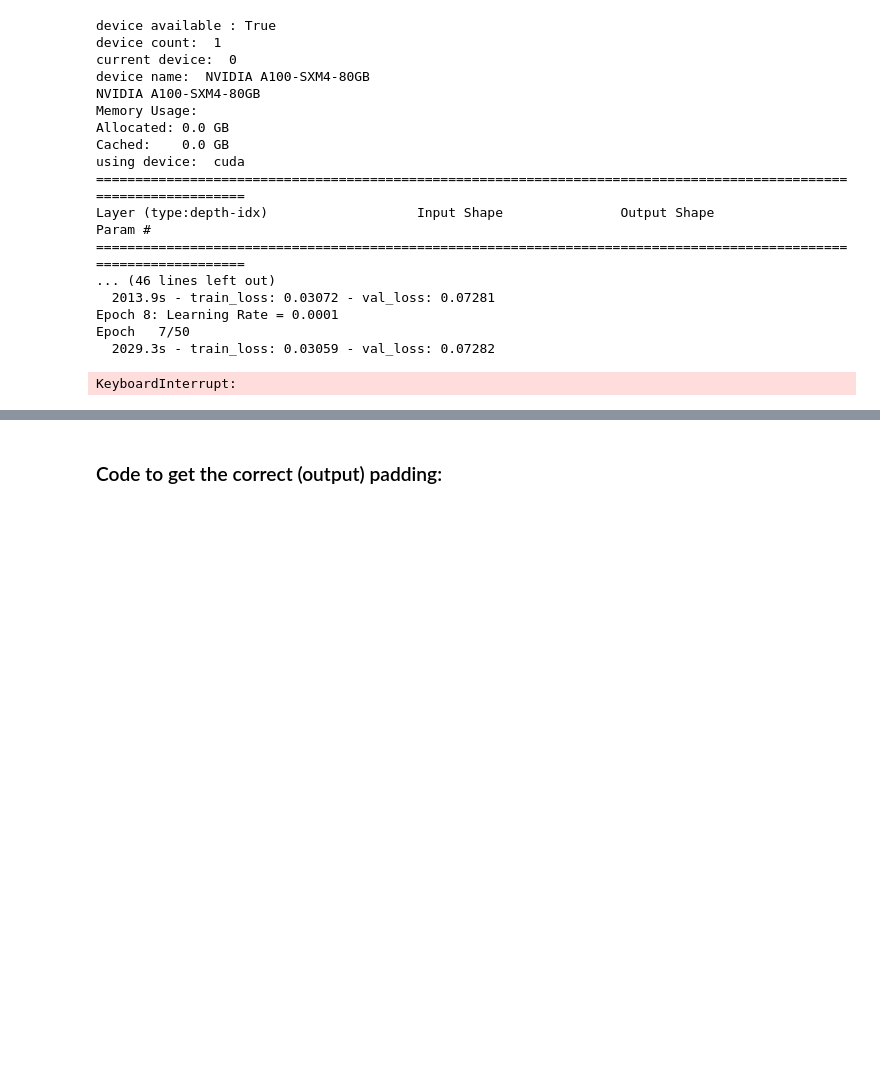
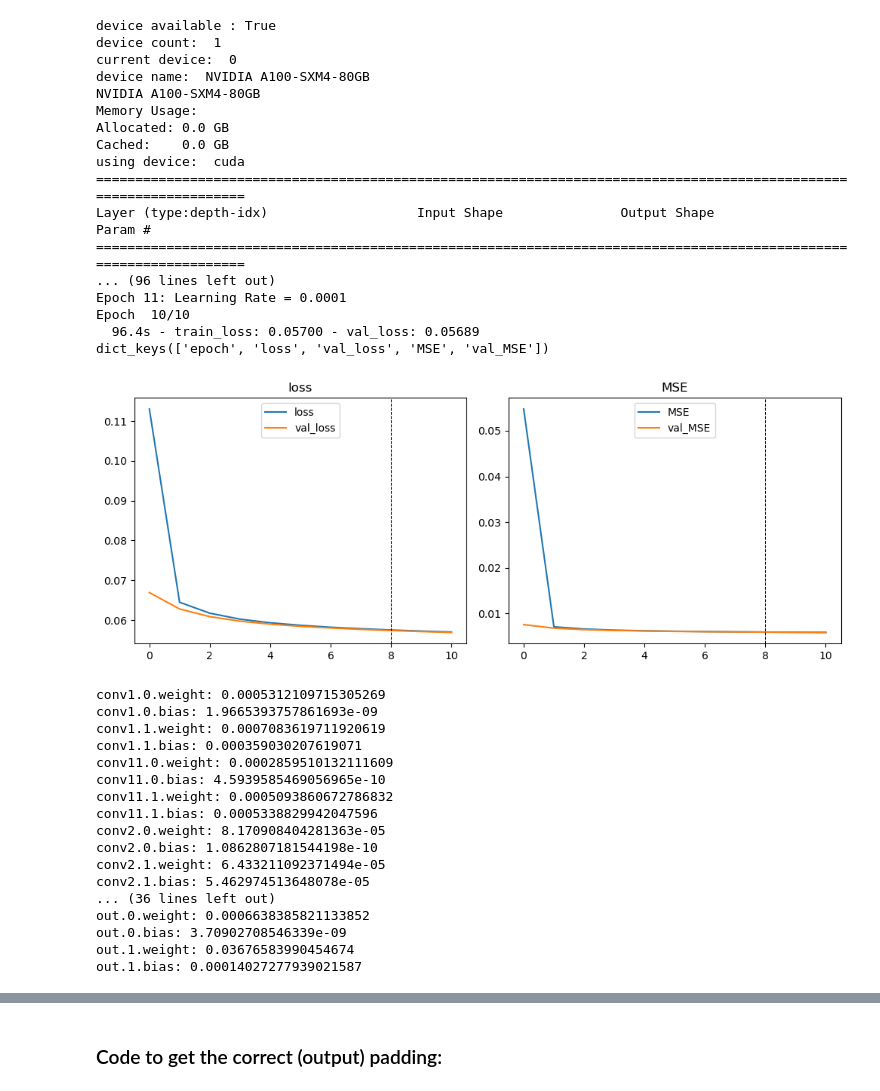
Before and after one commit to kjmayer/S2SPred-EarthSystem, a Jupyter notebook: train.ipynb, the cells around one changed output, grey strips where cells are left out. Drawn from its saved outputs; the diff is of its cells as text; code cells hidden in the pictures; blank space fills up the shorter version.

```diff
--- a/train.ipynb
+++ b/train.ipynb
@@ -179,8 +184,8 @@ torch.Size([8, 13824])
 
 config = get_config("exp_1")
 device = prepare_device(config["device"])
-# model = UNet(config=config["unet_arch_atm"])
-model = ConvNeuralNetwork(config=config["arch_atm"])
+model = UNet(config=config["unet_arch_atm"])
+# model = ConvNeuralNetwork(config=config["arch_atm"])
 
 # if torch.cuda.device_count() > 1:
 #   print("I am using", torch.cuda.device_count(), "GPUs")
@@ -210,15 +215,15 @@ scheduler = torch.optim.lr_scheduler.ReduceLROnPlateau(optimizer,
                                                        threshold=config["lr_scheduler"]["min_delta"],
                                                        verbose=True)
 
-# use yval.lat so that the lat dimension is the same as latxlon
-# northern hemisphere: [-32:]
-weights = np.cos(np.deg2rad(yval.lat)).values
-# weights = weights[:,np.newaxis] # for UNet
-weights = weights[np.newaxis,:] # for CNN
-latitude_weights = torch.tensor(weights, device=device)
-#plt.imshow(np.cos(np.deg2rad(yval.lat)).unstack('l'))
-criterion = getattr(module_metric, config["criterion"])(latitude_weights) #"weighted_l1_loss"
-# criterion = getattr(torch.nn, config["criterion"])() # not custom
+# # use yval.lat so that the lat dimension is the same as latxlon
+# # northern hemisphere: [-32:]
+# weights = np.cos(np.deg2rad(yval.lat)).values
+# # weights = weights[:,np.newaxis] # for UNet
+# weights = weights[np.newaxis,:] # for CNN
+# latitude_weights = torch.tensor(weights, device=device)
+# #plt.imshow(np.cos(np.deg2rad(yval.lat)).unstack('l'))
+# criterion = getattr(module_metric, config["criterion"])(latitude_weights) #"weighted_l1_loss"
+criterion = getattr(torch.nn, config["criterion"])() # not custom
 
 metric_funcs = [getattr(module_metric, met) for met in config["metrics"]]
 
@@ -243,39 +248,56 @@ trainer.fit()
 
 ## Plot training:
 print(trainer.log.history.keys())
 plt.figure(figsize=(20, 4))
 for i, m in enumerate(("loss", *config["metrics"])):
     plt.subplot(1, 4, i + 1)
     plt.plot(trainer.log.history["epoch"], trainer.log.history[m], label=m)
     plt.plot(trainer.log.history["epoch"], trainer.log.history["val_" + m], label="val_" + m)
     plt.axvline(x=trainer.early_stopper.best_epoch, linestyle="--", color="k", linewidth=0.75)
     plt.title(m)
     plt.legend()
 plt.tight_layout()
 plt.show()
 
 for name, param in model.named_parameters():
     if param.grad is not None:
         print(f"{name}: {param.grad.abs().mean()}")
 # %% [output]
 device available : True
 device count:  1
 current device:  0
 device name:  NVIDIA A100-SXM4-80GB
 NVIDIA A100-SXM4-80GB
 Memory Usage:
 Allocated: 0.0 GB
 Cached:    0.0 GB
 using device:  cuda
 ===================================================================================================================
 Layer (type:depth-idx)                   Input Shape               Output Shape              Param #
 ===================================================================================================================
-... (46 lines left out)
-  2013.9s - train_loss: 0.03072 - val_loss: 0.07281
-Epoch 8: Learning Rate = 0.0001
-Epoch   7/50
-  2029.3s - train_loss: 0.03059 - val_loss: 0.07282
+... (96 lines left out)
+Epoch 11: Learning Rate = 0.0001
+Epoch  10/10
+  96.4s - train_loss: 0.05700 - val_loss: 0.05689
+dict_keys(['epoch', 'loss', 'val_loss', 'MSE', 'val_MSE'])
+[figure, added]
-KeyboardInterrupt:
+conv1.0.weight: 0.0005312109715305269
+conv1.0.bias: 1.9665393757861693e-09
+conv1.1.weight: 0.0007083619711920619
+conv1.1.bias: 0.000359030207619071
+conv11.0.weight: 0.0002859510132111609
+conv11.0.bias: 4.5939585469056965e-10
+conv11.1.weight: 0.0005093860672786832
+conv11.1.bias: 0.0005338829942047596
+conv2.0.weight: 8.170908404281363e-05
+conv2.0.bias: 1.0862807181544198e-10
+conv2.1.weight: 6.433211092371494e-05
+conv2.1.bias: 5.462974513648078e-05
+... (36 lines left out)
+out.0.weight: 0.0006638385821133852
+out.0.bias: 3.70902708546339e-09
+out.1.weight: 0.03676583990454674
+out.1.bias: 0.00014027277939021587
 # %%
 # val_pred = model.predict(dataset=val_data, batch_size=config["data_loader"]["batch_size"], device=device)
 val_pred = model.predict(dataloader=val_dataloader, device=device)
```
Also changed, not shown: parts of 5 cells of this notebook, 6 other files.
